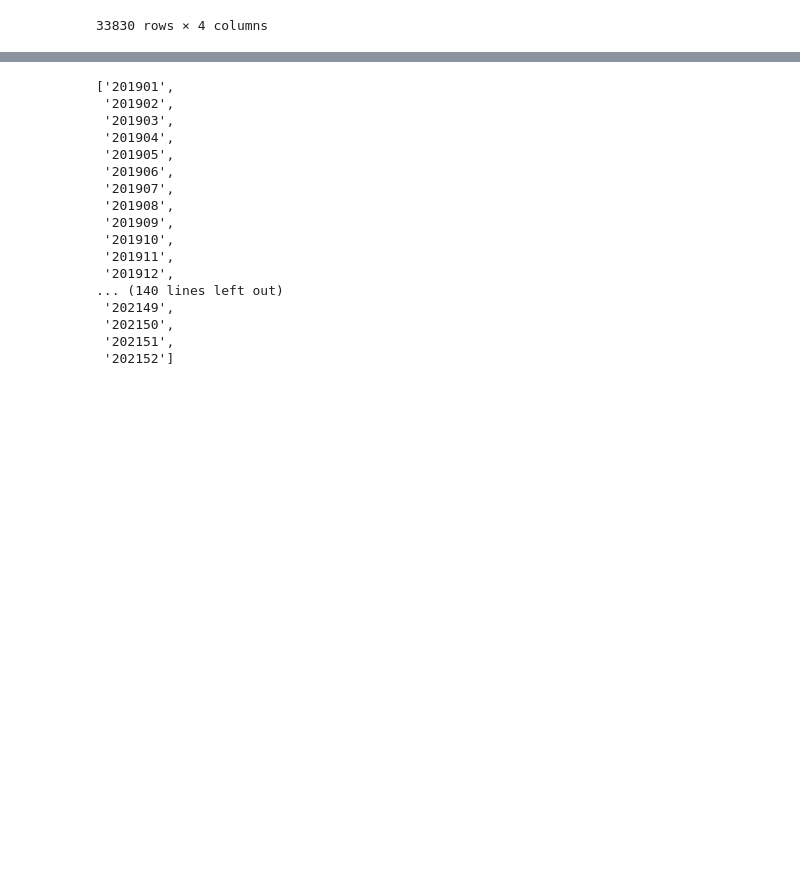
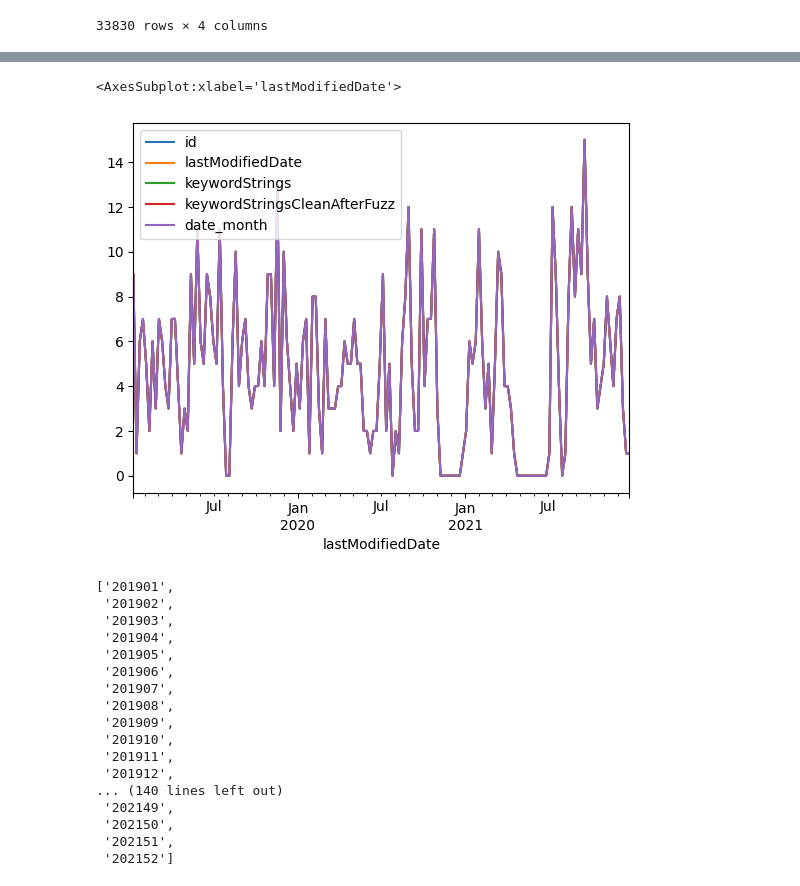
Before and after one commit to mariosakritas/NLP-methods-for-news-articles, a Jupyter notebook: notebooks/MD_MA_keywords_to_timeseries.ipynb, the cells around one changed output, grey strips where cells are left out. Drawn from its saved outputs; the diff is of its cells as text; code cells hidden in the pictures; blank space fills up the shorter version.

Commit message:
plotting fixed by using googles dates

```diff
--- a/notebooks/MD_MA_keywords_to_timeseries.ipynb
+++ b/notebooks/MD_MA_keywords_to_timeseries.ipynb
@@ -371,2 +292,0 @@ def truncate_data(df, start_date, end_date): #TODO ?needs fixing to include spec
-# %%
-truncate_data(df_angela, '2019-01-01', '2022-01-01')
@@ -379,3 +364,12 @@ df_angela.lastModifiedDate[0].strftime("%W")
+# %%
+df_angela.lastModifiedDate= pd.to_datetime(df_angela['lastModifiedDate'])
+df_angela.index = df_angela.lastModifiedDate
+df_angela = df_angela.sort_index()
+xx = df_angela.resample("7D").count()
+xx.plot()
+# %% [output]
+<AxesSubplot:xlabel='lastModifiedDate'>
+[figure, added]
 # %%
 df_angela.index = df_angela.index.astype(int)
 df_angela = df_angela.sort_index()
```
Also changed, not shown: parts of 44 cells of this notebook, 1 other file.
